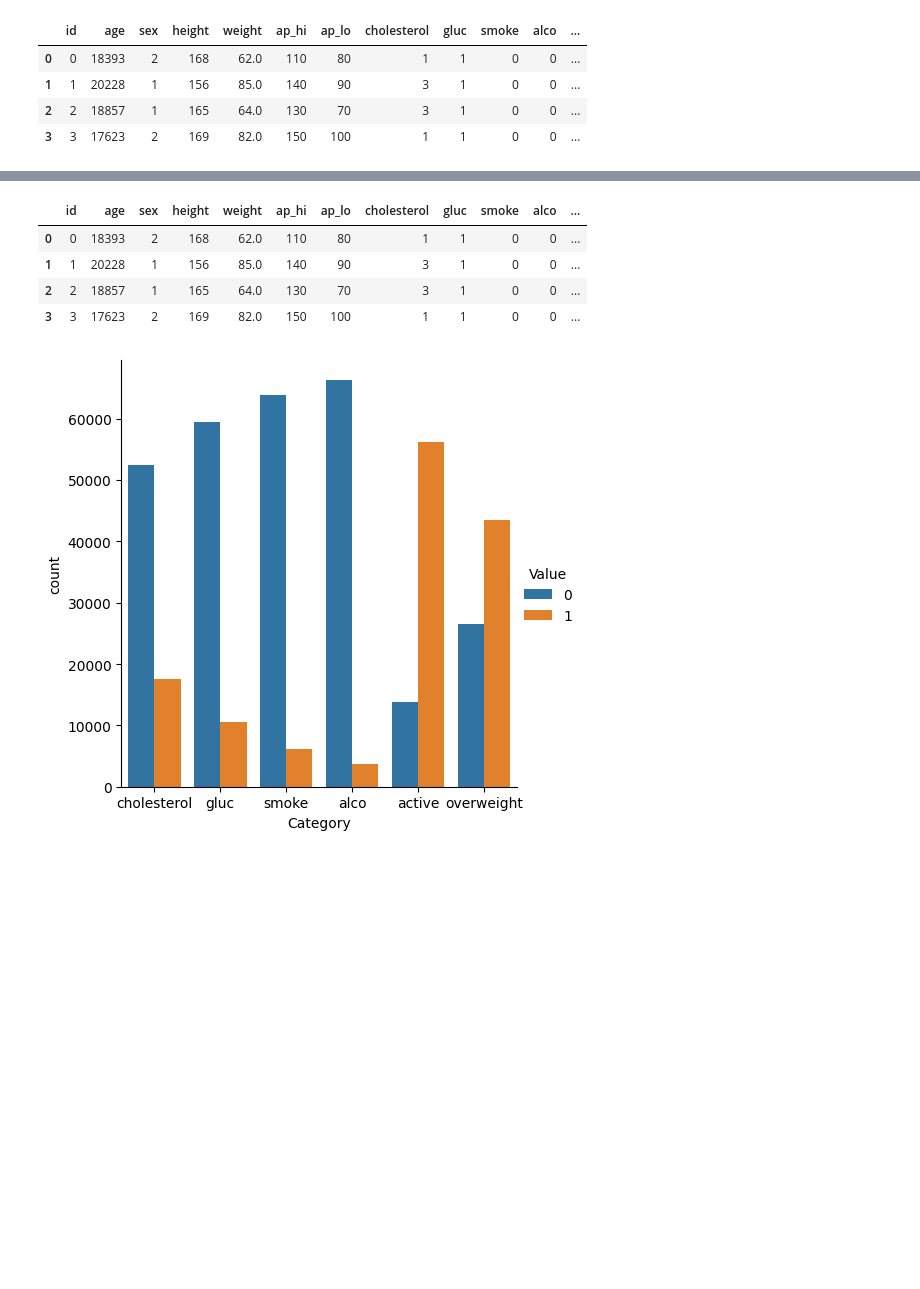
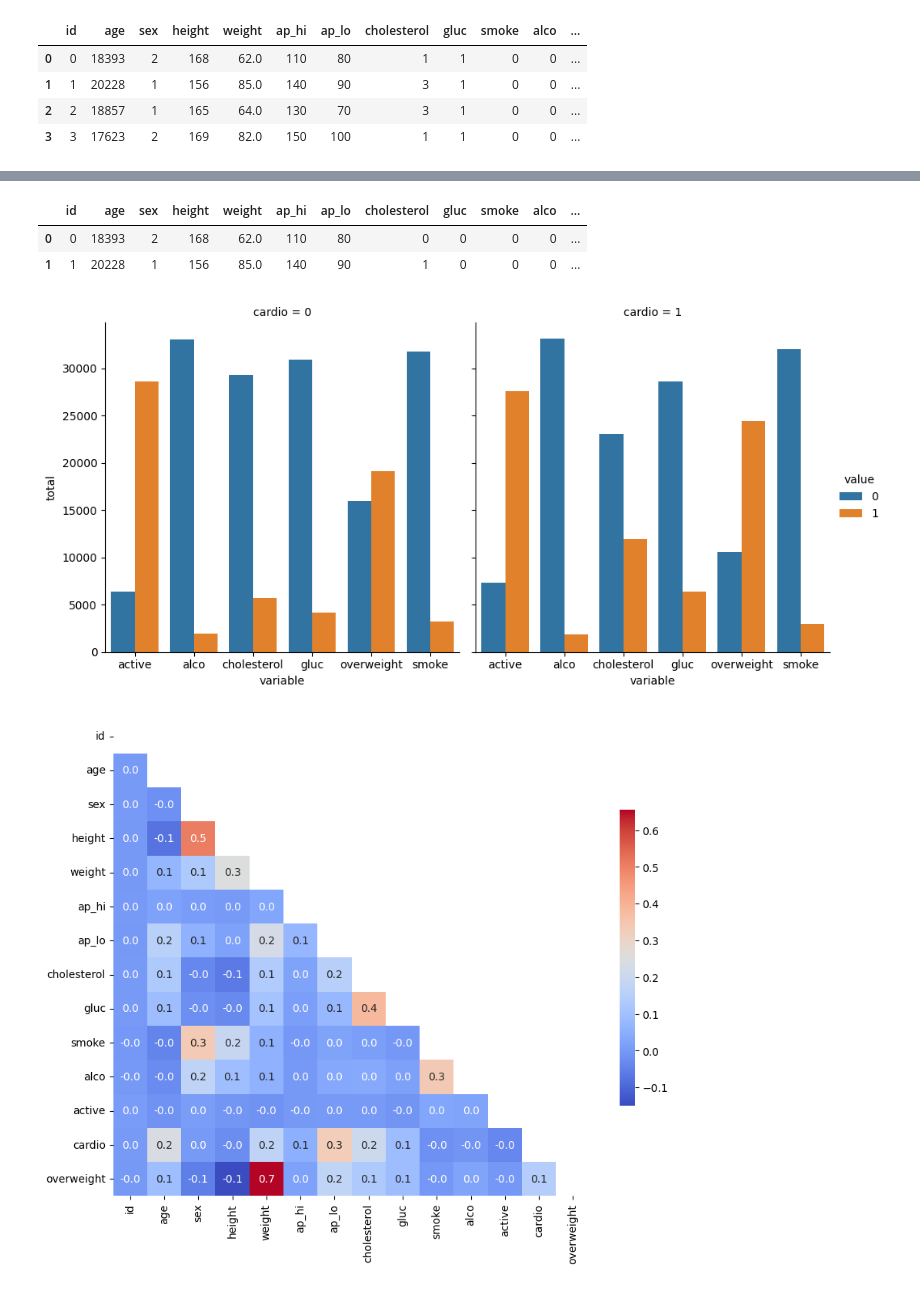
Before and after one commit to Anas1602/Data-Analysis-with-Python---CodeCamp, a Jupyter notebook: Medical Examination Data/medicalData.ipynb, the cells around one changed output, grey strips where cells are left out. Saved outputs shown, nothing was run; the diff lists cells and outputs as text; code cells hidden in the pictures; blank space fills up the shorter version.

Commit message:
Medical Data v-2 (Finished)

```diff
--- a/Medical Examination Data/medicalData.ipynb
+++ b/Medical Examination Data/medicalData.ipynb
@@ -26,25 +25,9 @@ df.head(4)
-# %%
-df['overweight'] = (df['BMI'] > 25).astype(int)
-df.head(4)
-# %% [output]
-|  | id | age | sex | height | weight | ap_hi | ap_lo | cholesterol | gluc | smoke | alco | ... |
-| 0 | 0 | 18393 | 2 | 168 | 62.0 | 110 | 80 | 1 | 1 | 0 | 0 | ... |
-| 1 | 1 | 20228 | 1 | 156 | 85.0 | 140 | 90 | 3 | 1 | 0 | 0 | ... |
-| 2 | 2 | 18857 | 1 | 165 | 64.0 | 130 | 70 | 3 | 1 | 0 | 0 | ... |
-| 3 | 3 | 17623 | 2 | 169 | 82.0 | 150 | 100 | 1 | 1 | 0 | 0 | ... |
 # %%
+# 3. Normalize cholesterol and gluc values
 df['cholesterol'] = (df['cholesterol'] > 1).astype(int)
 df['gluc'] = (df['gluc'] > 1).astype(int)
+df.head(2)
+# %% [output]
+|  | id | age | sex | height | weight | ap_hi | ap_lo | cholesterol | gluc | smoke | alco | ... |
+| 0 | 0 | 18393 | 2 | 168 | 62.0 | 110 | 80 | 0 | 0 | 0 | 0 | ... |
+| 1 | 1 | 20228 | 1 | 156 | 85.0 | 140 | 90 | 1 | 0 | 0 | 0 | ... |
-# %%
-# Melt the DataFrame
-df_cat = pd.melt(df, value_vars=['cholesterol', 'gluc', 'smoke', 'alco', 'active', 'overweight'],
-var_name='Category', value_name='Value')
-# Create the categorical plot
-sns.catplot(x='Category', hue='Value', data=df_cat, kind='count')
-# Show the plot
-plt.show()
-# %% [output]
-[figure, removed]
-# %%
-df_cat = pd.melt(df, value_vars=['cholesterol', 'gluc', 'smoke', 'alco', 'active', 'overweight'], var_name='Category', value_name='Value').assign(cardio=lambda x: df['cardio']).groupby(['Category', 'Value', 'cardio']).size().reset_index(name='Count')
-plt.show()
@@ -50,0 +54,36 @@ plt.show()
+# %%
+# 10. Draw Heat Map
+def draw_heat_map():
+    # 11. Clean the data
+    df_heat = df[
+        (df['ap_lo'] <= df['ap_hi']) &
+        (df['height'] >= df['height'].quantile(0.025)) &
+        (df['height'] <= df['height'].quantile(0.975)) &
+        (df['weight'] >= df['weight'].quantile(0.025)) &
+        (df['weight'] <= df['weight'].quantile(0.975))
+    ]
+
+    # 12. Calculate the correlation matrix
+    corr = df_heat.corr()
+
+    # 13. Generate a mask for the upper triangle
+    mask = np.triu(np.ones_like(corr, dtype=bool))
+
+    # 14. Set up the matplotlib figure
+    fig, ax = plt.subplots(figsize=(10, 10))
+
+    # 15. Draw the heatmap
+    sns.heatmap(
+        corr, mask=mask, annot=True, fmt='.1f', cmap='coolwarm',
+        square=True, cbar_kws={'shrink': 0.5}, ax=ax
+    )
+
+    # 16. Save the plot as 'heatmap.png'
+    fig.savefig('heatmap.png')
+    return fig
+# %%
+cat_plot_figure = draw_cat_plot()
+heat_map_figure = draw_heat_map()
+# %% [output]
+[figure, added]
+[figure, added]
```
Also changed, not shown: parts of 2 cells of this notebook, 2 other files.
